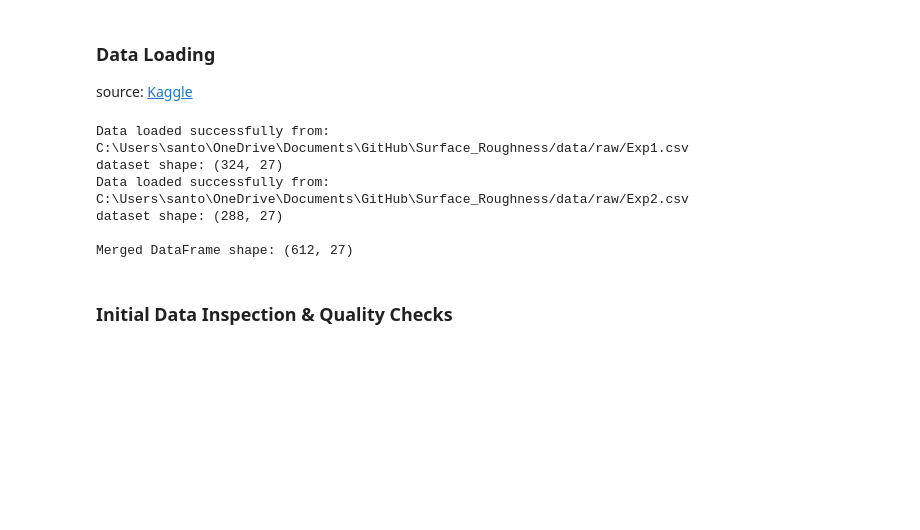
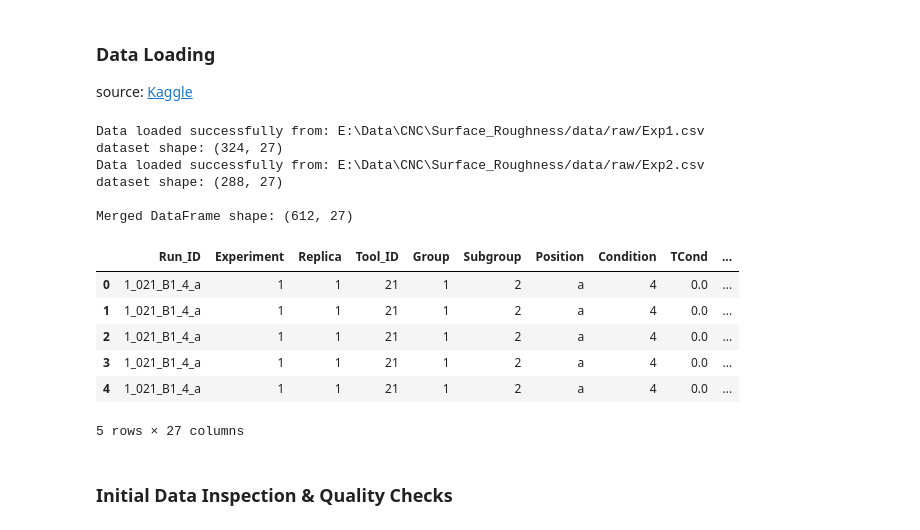
Before and after one commit to BraynerSantos/Surface_Roughness, a Jupyter notebook: notebook/Surface_Roughness.ipynb, the cells around one changed output. Drawn from its saved outputs; the diff is of its cells as text; code cells hidden in the pictures; blank space fills up the shorter version.

```diff
--- a/notebook/Surface_Roughness.ipynb
+++ b/notebook/Surface_Roughness.ipynb
@@ -97,7 +98,7 @@ from scipy.optimize import minimize
 
 source: [Kaggle](https://www.kaggle.com/datasets/adorigueto/cnc-turning-roughness-forces-and-tool-wear/data)
 # %%
-base_dir = r"C:\Users\santo\OneDrive\Documents\GitHub\Surface_Roughness"
+base_dir = r"E:\Data\CNC\Surface_Roughness"
 
 file_paths = [f"{base_dir}/data/raw/Exp1.csv",
               f"{base_dir}/data/raw/Exp2.csv"]
@@ -127,12 +128,22 @@ if df_list:
 else:
     print("No data loaded. Please check file formats or paths.")
 # %% [output]
-Data loaded successfully from: C:\Users\santo\OneDrive\Documents\GitHub\Surface_Roughness/data/raw/Exp1.csv
+Data loaded successfully from: E:\Data\CNC\Surface_Roughness/data/raw/Exp1.csv
 dataset shape: (324, 27)
-Data loaded successfully from: C:\Users\santo\OneDrive\Documents\GitHub\Surface_Roughness/data/raw/Exp2.csv
+Data loaded successfully from: E:\Data\CNC\Surface_Roughness/data/raw/Exp2.csv
 dataset shape: (288, 27)
 
 Merged DataFrame shape: (612, 27)
+# %%
+merged_df.head()
+# %% [output]
+|  | Run_ID | Experiment | Replica | Tool_ID | Group | Subgroup | Position | Condition | TCond | ... |
+| 0 | 1_021_B1_4_a | 1 | 1 | 21 | 1 | 2 | a | 4 | 0.0 | ... |
+| 1 | 1_021_B1_4_a | 1 | 1 | 21 | 1 | 2 | a | 4 | 0.0 | ... |
+| 2 | 1_021_B1_4_a | 1 | 1 | 21 | 1 | 2 | a | 4 | 0.0 | ... |
+| 3 | 1_021_B1_4_a | 1 | 1 | 21 | 1 | 2 | a | 4 | 0.0 | ... |
+| 4 | 1_021_B1_4_a | 1 | 1 | 21 | 1 | 2 | a | 4 | 0.0 | ... |
+5 rows × 27 columns
 # %% [markdown]
 ### Initial Data Inspection & Quality Checks
 # %%
```
Also changed, not shown: parts of 20 cells of this notebook, 5 other files.
